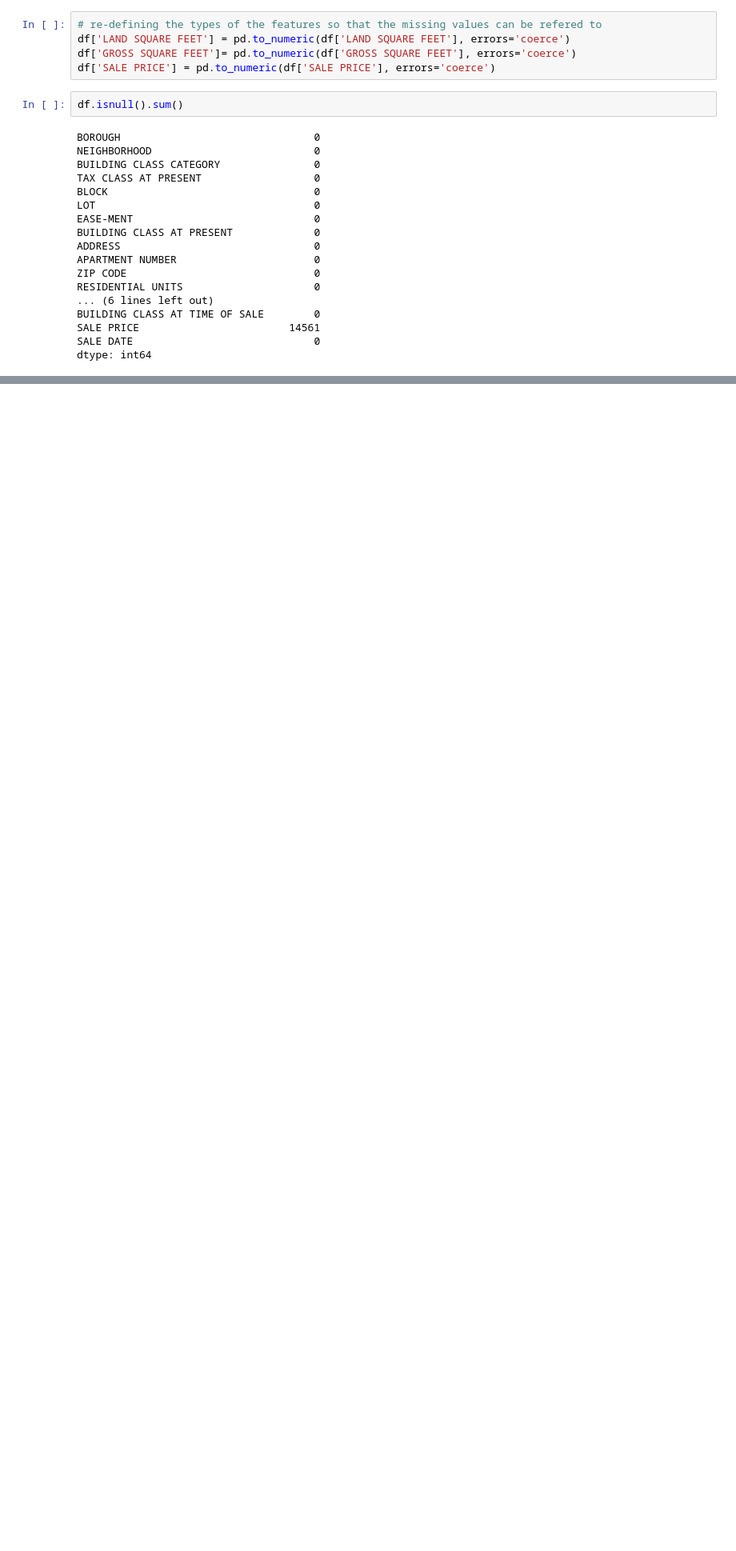
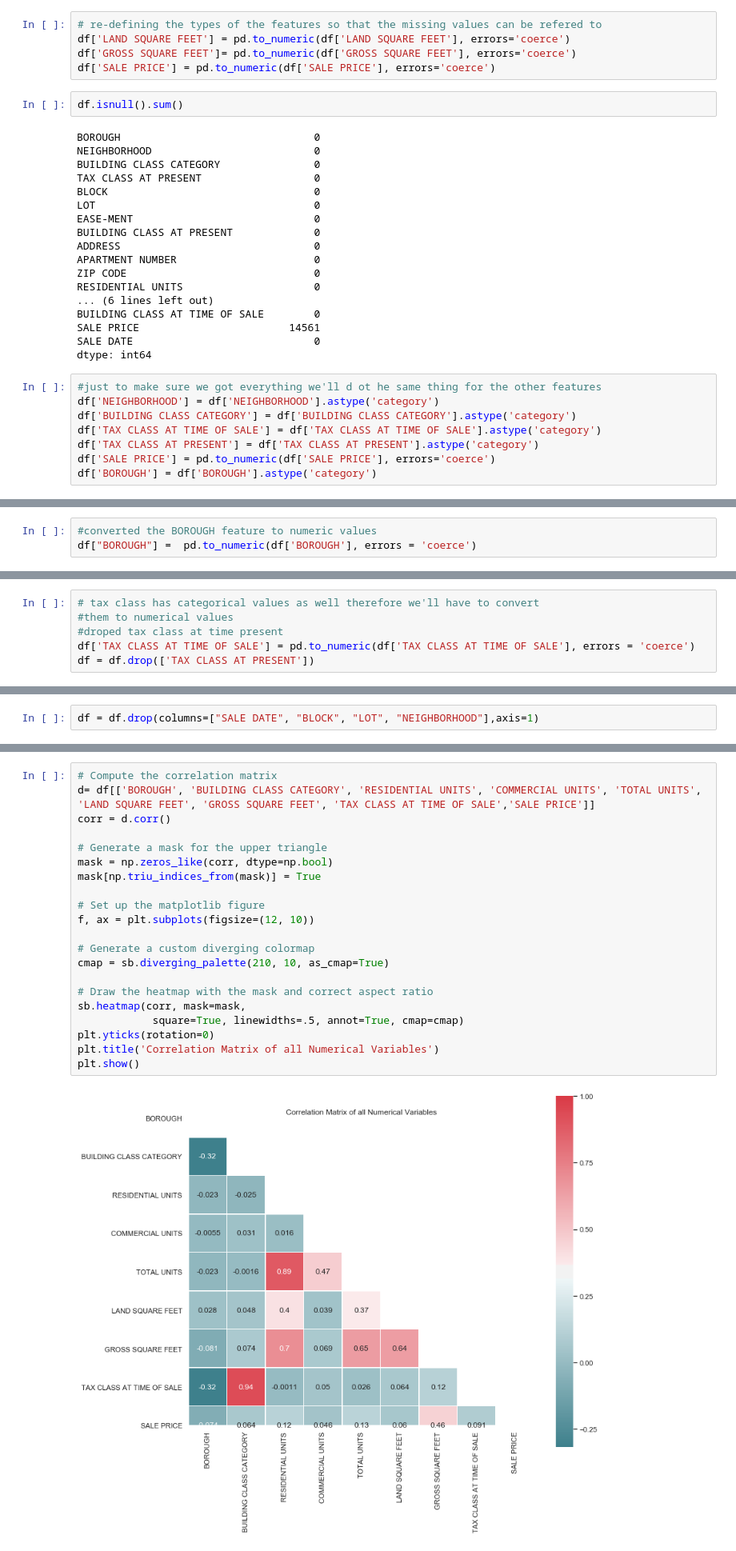
Before and after one commit to dioufism/nyc_project_sales, a Jupyter notebook: nyc-project sales.ipynb, the cells around one changed output, grey strips where cells are left out. Shown at 80% size. Cells and saved outputs as stored; diff of their text form; blank space fills up the shorter version.

```diff
--- a/nyc-project sales.ipynb
+++ b/nyc-project sales.ipynb
@@ -117,3 +120,11 @@ BUILDING CLASS AT TIME OF SALE        0
 SALE PRICE                        14561
 SALE DATE                             0
 dtype: int64
+# %%
+#just to make sure we got everything we'll d ot he same thing for the other features
+df['NEIGHBORHOOD'] = df['NEIGHBORHOOD'].astype('category')
+df['BUILDING CLASS CATEGORY'] = df['BUILDING CLASS CATEGORY'].astype('category')
+df['TAX CLASS AT TIME OF SALE'] = df['TAX CLASS AT TIME OF SALE'].astype('category')
+df['TAX CLASS AT PRESENT'] = df['TAX CLASS AT PRESENT'].astype('category')
+df['SALE PRICE'] = pd.to_numeric(df['SALE PRICE'], errors='coerce')
+df['BOROUGH'] = df['BOROUGH'].astype('category')
@@ -119,0 +190,3 @@ dtype: int64
+# %%
+#converted the BOROUGH feature to numeric values
+df["BOROUGH"] =  pd.to_numeric(df['BOROUGH'], errors = 'coerce')
@@ -119,0 +201,6 @@ dtype: int64
+# %%
+# tax class has categorical values as well therefore we'll have to convert
+#them to numerical values
+#droped tax class at time present
+df['TAX CLASS AT TIME OF SALE'] = pd.to_numeric(df['TAX CLASS AT TIME OF SALE'], errors = 'coerce')
+df = df.drop(['TAX CLASS AT PRESENT'])
@@ -119,0 +254,2 @@ dtype: int64
+# %%
+df = df.drop(columns=["SALE DATE", "BLOCK", "LOT", "NEIGHBORHOOD"],axis=1)
@@ -119,0 +286,23 @@ dtype: int64
+# %%
+# Compute the correlation matrix
+d= df[['BOROUGH', 'BUILDING CLASS CATEGORY', 'RESIDENTIAL UNITS', 'COMMERCIAL UNITS', 'TOTAL UNITS', 'LAND SQUARE FEET', 'GROSS SQUARE FEET', 'TAX CLASS AT TIME OF SALE','SALE PRICE']]
+corr = d.corr()
+
+# Generate a mask for the upper triangle
+mask = np.zeros_like(corr, dtype=np.bool)
+mask[np.triu_indices_from(mask)] = True
+
+# Set up the matplotlib figure
+f, ax = plt.subplots(figsize=(12, 10))
+
+# Generate a custom diverging colormap
+cmap = sb.diverging_palette(210, 10, as_cmap=True)
+
+# Draw the heatmap with the mask and correct aspect ratio
+sb.heatmap(corr, mask=mask,
+            square=True, linewidths=.5, annot=True, cmap=cmap)
+plt.yticks(rotation=0)
+plt.title('Correlation Matrix of all Numerical Variables')
+plt.show()
+# %% [output]
+[figure, added]
```
Also changed, not shown: parts of 22 cells of this notebook.
